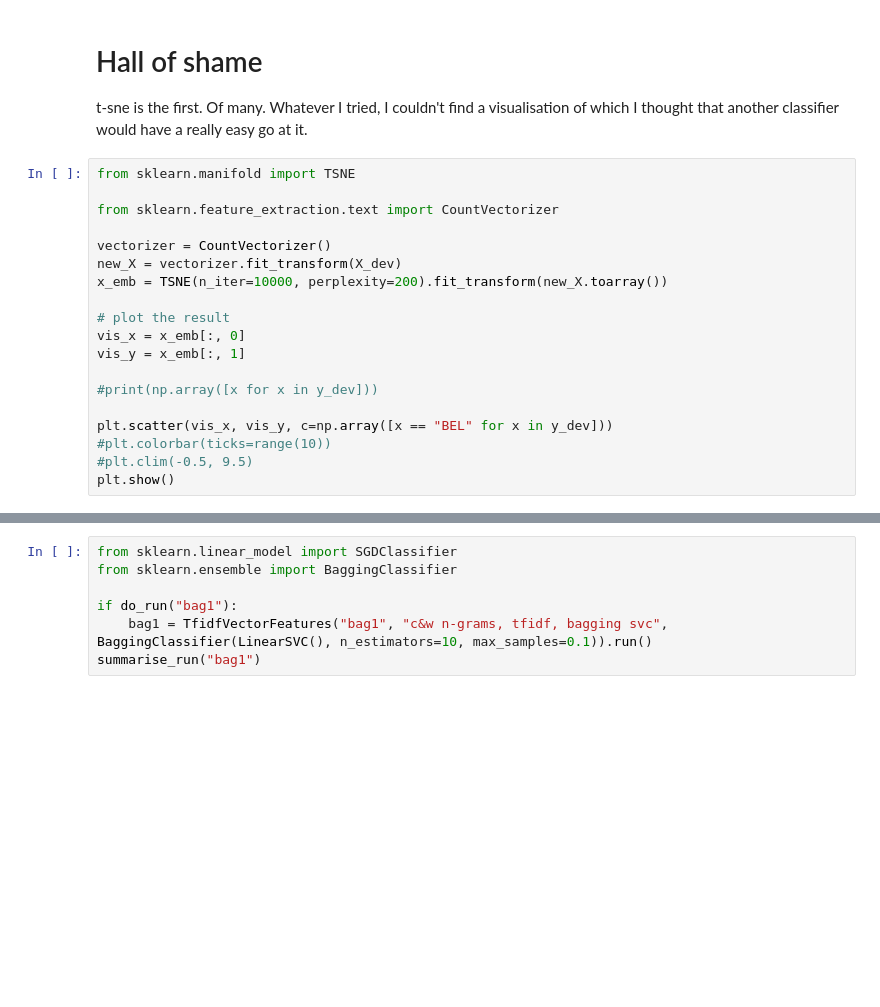
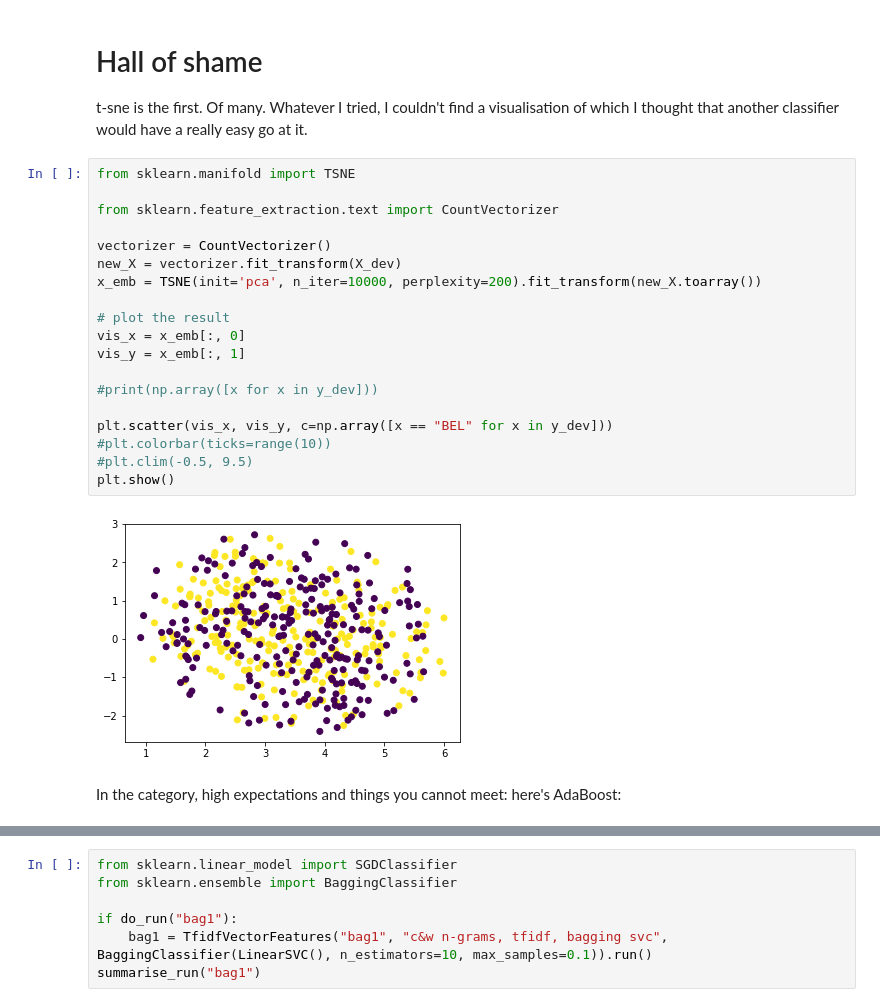
Before and after one commit to naiaden/lama-dsl, a Jupyter notebook: Untitled.ipynb, the cells around one changed output, grey strips where cells are left out. Cells and saved outputs as stored; diff of their text form; blank space fills up the shorter version.

```diff
--- a/Untitled.ipynb
+++ b/Untitled.ipynb
@@ -2268,19 +2270,23 @@ t-sne is the first. Of many. Whatever I tried, I couldn't find a visualisation o
 # %%
 from sklearn.manifold import TSNE
 
 from sklearn.feature_extraction.text import CountVectorizer
 
 vectorizer = CountVectorizer()
 new_X = vectorizer.fit_transform(X_dev)
-x_emb = TSNE(n_iter=10000, perplexity=200).fit_transform(new_X.toarray())
+x_emb = TSNE(init='pca', n_iter=10000, perplexity=200).fit_transform(new_X.toarray())
 
 # plot the result
 vis_x = x_emb[:, 0]
 vis_y = x_emb[:, 1]
 
 #print(np.array([x for x in y_dev]))
 
 plt.scatter(vis_x, vis_y, c=np.array([x == "BEL" for x in y_dev]))
 #plt.colorbar(ticks=range(10))
 #plt.clim(-0.5, 9.5)
 plt.show()
+# %% [output]
+[figure, added]
+# %% [markdown]
+In the category, high expectations and things you cannot meet: here's AdaBoost:
```
Also changed, not shown: parts of 5 cells of this notebook.
